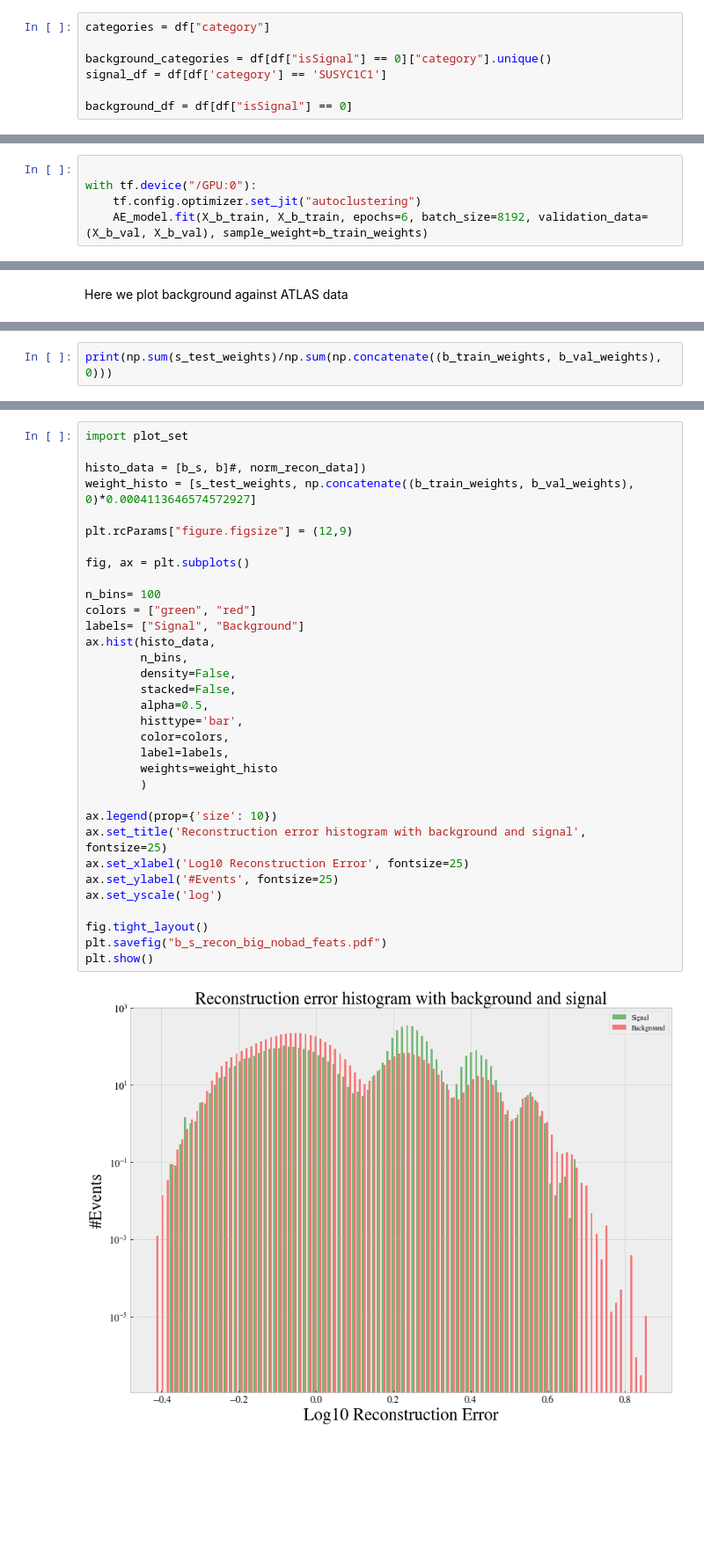
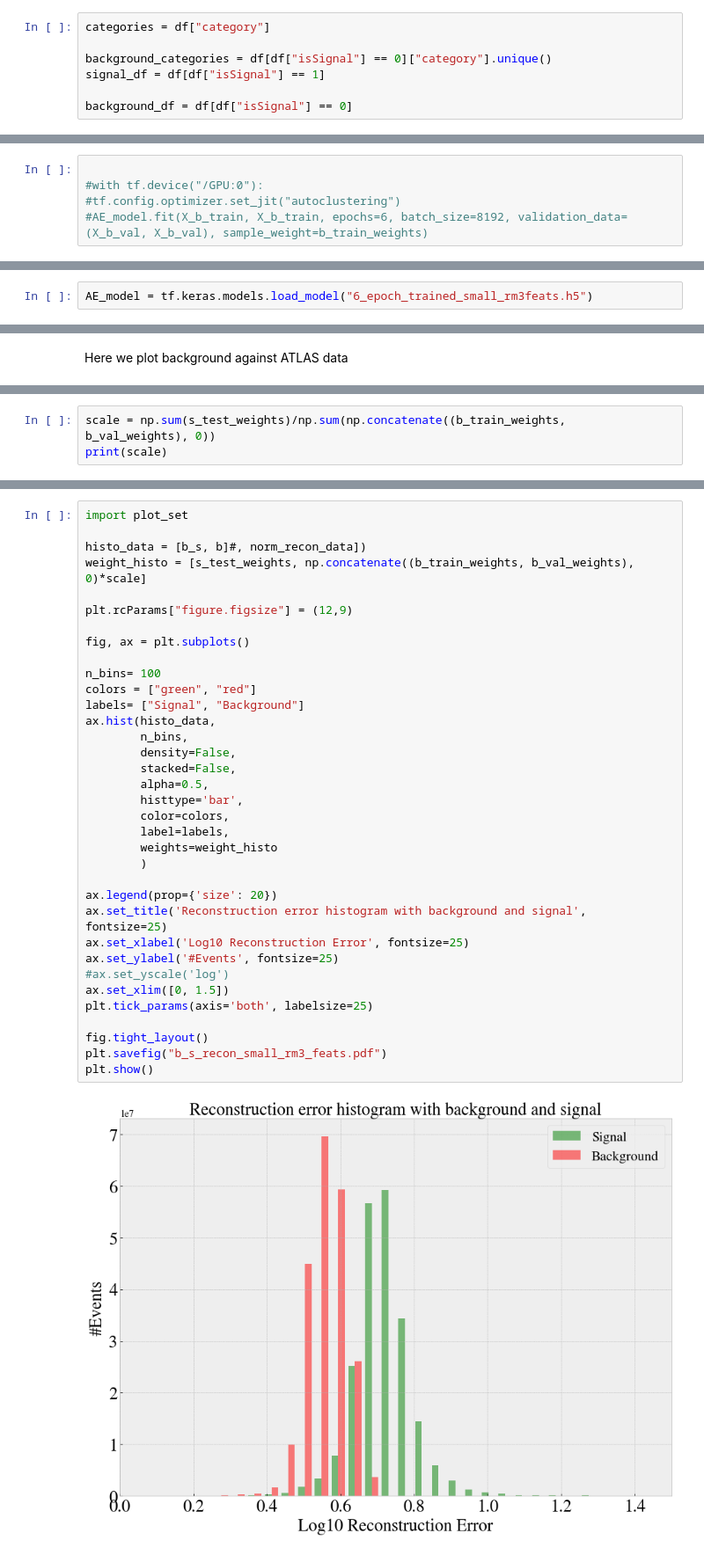
Before and after one commit to Gadangadang/FYS5555, a Jupyter notebook: Project3/Codebase/run_ml_big_3rmfeats_wgrid.ipynb, the cells around one changed output, grey strips where cells are left out. Shown at 88% size. Saved outputs shown, nothing was run; the diff lists cells and outputs as text; blank space fills up the shorter version.

Commit message:
added plot for standard scaling

```diff
--- a/Project3/Codebase/run_ml_big_3rmfeats_wgrid.ipynb
+++ b/Project3/Codebase/run_ml_big_3rmfeats_wgrid.ipynb
@@ -167,6 +167,6 @@ Index(['njet20', 'njet60', 'nbjet60', 'nbjet70', 'nbjet77', 'nbjet85', 'isOS',
 categories = df["category"]
 
 background_categories = df[df["isSignal"] == 0]["category"].unique()
-signal_df = df[df['category'] == 'SUSYC1C1']
+signal_df = df[df["isSignal"] == 1]
 
 background_df = df[df["isSignal"] == 0]
@@ -608,6 +633,6 @@ tf.keras.utils.plot_model(AE_model, to_file="ae_model_plot.pdf",
                           show_shapes=True, show_layer_names=True, expand_nested=True)
 # %%
 
-with tf.device("/GPU:0"):
-    tf.config.optimizer.set_jit("autoclustering")
-    AE_model.fit(X_b_train, X_b_train, epochs=6, batch_size=8192, validation_data=(X_b_val, X_b_val), sample_weight=b_train_weights)
+#with tf.device("/GPU:0"):
+#tf.config.optimizer.set_jit("autoclustering")
+#AE_model.fit(X_b_train, X_b_train, epochs=6, batch_size=8192, validation_data=(X_b_val, X_b_val), sample_weight=b_train_weights)
@@ -629,4 +641,6 @@ AE_model.save("6_epoch_trained_big_rm3feats.h5")
 #AE_model.load("1_epoch_trained.h5")
+# %%
+AE_model = tf.keras.models.load_model("6_epoch_trained_small_rm3feats.h5")
 # %%
 #Calculate prediction
 #Total background:
@@ -727,3 +747,4 @@ plt.show()
 # %%
-print(np.sum(s_test_weights)/np.sum(np.concatenate((b_train_weights, b_val_weights), 0)))
+scale = np.sum(s_test_weights)/np.sum(np.concatenate((b_train_weights, b_val_weights), 0))
+print(scale)
 # %% [output]
@@ -731,38 +752,40 @@ print(np.sum(s_test_weights)/np.sum(np.concatenate((b_train_weights, b_val_weigh
 # %%
 import plot_set
 
 histo_data = [b_s, b]#, norm_recon_data])
-weight_histo = [s_test_weights, np.concatenate((b_train_weights, b_val_weights), 0)*0.0004113646574572927]
+weight_histo = [s_test_weights, np.concatenate((b_train_weights, b_val_weights), 0)*scale]
 
 plt.rcParams["figure.figsize"] = (12,9)
 
 fig, ax = plt.subplots()
 
 n_bins= 100
 colors = ["green", "red"]
 labels= ["Signal", "Background"]
 ax.hist(histo_data,
         n_bins,
         density=False,
         stacked=False,
         alpha=0.5,
         histtype='bar',
         color=colors,
         label=labels,
         weights=weight_histo
         )
 
-ax.legend(prop={'size': 10})
+ax.legend(prop={'size': 20})
 ax.set_title('Reconstruction error histogram with background and signal', fontsize=25)
 ax.set_xlabel('Log10 Reconstruction Error', fontsize=25)
 ax.set_ylabel('#Events', fontsize=25)
-ax.set_yscale('log')
+#ax.set_yscale('log')
+ax.set_xlim([0, 1.5])
+plt.tick_params(axis='both', labelsize=25)
 
 fig.tight_layout()
-plt.savefig("b_s_recon_big_nobad_feats.pdf")
+plt.savefig("b_s_recon_small_rm3_feats.pdf")
 plt.show()
 # %% [output]
-[figure, old version]
+[figure, new version]
 # %%
 from sklearn import metrics
 from sklearn.metrics import roc_curve
```
Also changed, not shown: parts of 18 cells of this notebook, 7 other files.
